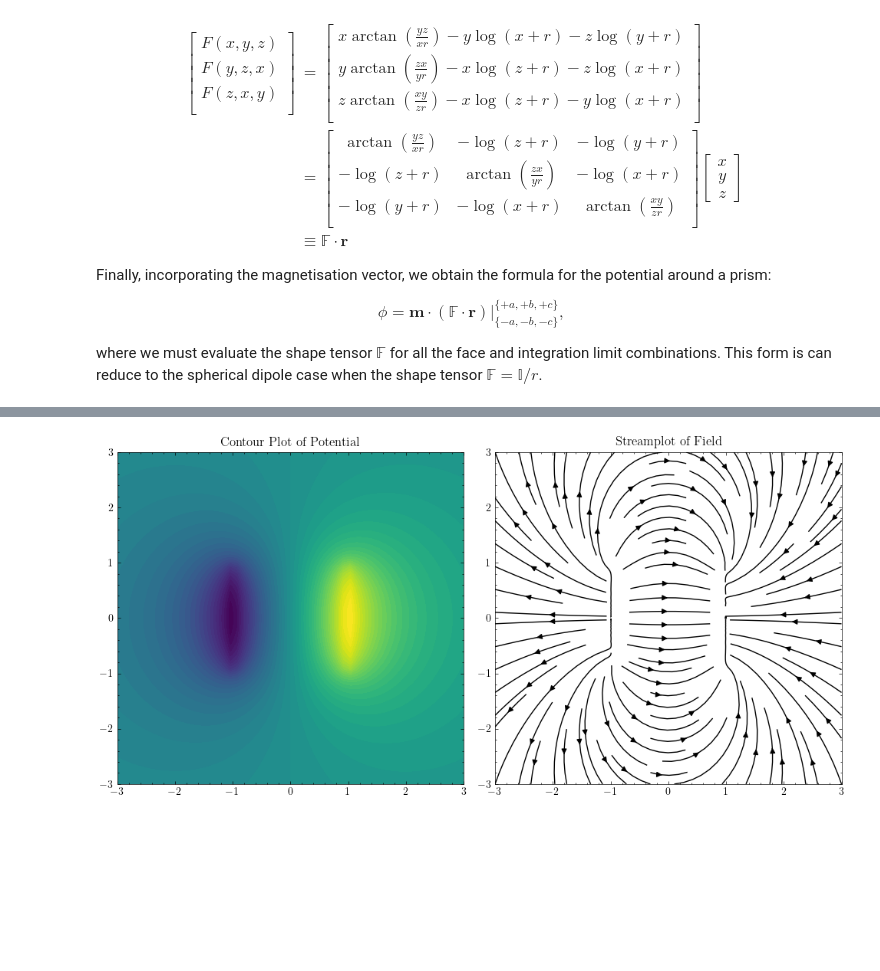
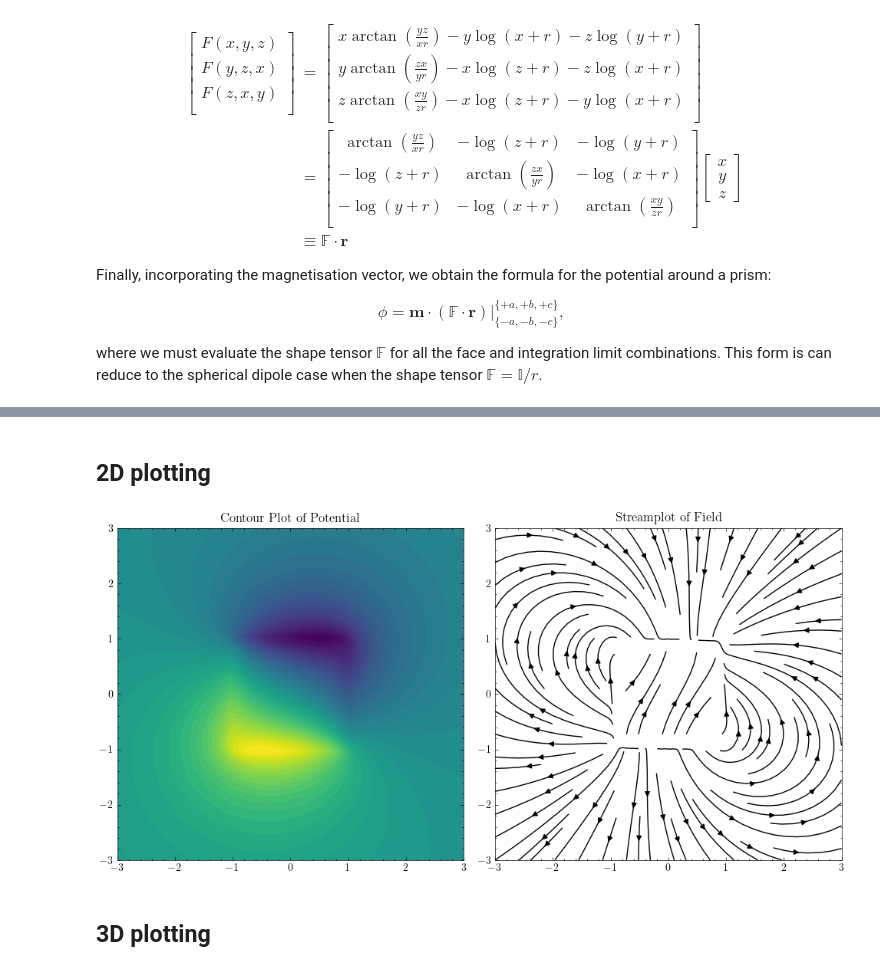
Before and after one commit to cmt-dtu-energy/hypermagnetics, a Jupyter notebook: nbs/sources.ipynb, the cells around one changed output, grey strips where cells are left out. Drawn from its saved outputs; the diff is of its cells as text; code cells hidden in the pictures; blank space fills up the shorter version.

Commit message:
added 3d plotting

```diff
--- a/nbs/sources.ipynb
+++ b/nbs/sources.ipynb
@@ -138,16 +143,9 @@ import jax.numpy as jnp
 # %%
-@jax.jit
-def _interior(m: jax.Array, r: jax.Array):
-    d = jnp.linalg.norm(r)
-    return -m.dot(r) / d
-
-
 def _F(x, y, z):
     r = jnp.array([x, y, z])
     d = jnp.linalg.norm(r)
-    return (
-        jnp.array([jnp.arctan(y * z / (x * d)), -jnp.log(z + d), -jnp.log(y + d)]) @ r
-    )
+    terms = [jnp.arctan(y * z / (x * d)), -jnp.log(z + d), -jnp.log(y + d)]
+    return jnp.array(terms) @ r
 
 
 def _faces(x, y, z, a, b, c):
@@ -172,5 +170,45 @@ def _exterior(m: jax.Array, r: jax.Array, lims: jax.Array):
     fy = _faces(y, z, x, b, c, a)
     fz = _faces(z, x, y, c, a, b)
 
-    return -m @ jnp.array([fx, fy, fz])
+    return -(1 / 4 * jnp.pi) * m @ jnp.array([fx, fy, fz])
+# %%
+res = 50
+lim = 3
+row = jnp.linspace(-lim, lim, res)
+
+m = jnp.array([1, 2, 3])
+lims = jnp.array([1, 1, 1])
+# %% [markdown]
+## 2D plotting
+# %%
+x, y, z = jnp.meshgrid(row, row, jnp.linspace(0, 0, 1))
+r = jnp.stack([x, y, z], axis=-1).reshape(-1, 3)
+
+potential = jax.vmap(_exterior, in_axes=(None, 0, None))(m, r, lims)
+field = -jax.vmap(jax.grad(_exterior, argnums=1), in_axes=(None, 0, None))(m, r, lims)
+
+potential = potential.reshape(res, res)
+field = field.reshape(res, res, 3)
+
+with plt.style.context("science"):
+    fig, (ax1, ax2) = plt.subplots(1, 2, figsize=(10, 5))
+
+    # Subplot 1: Contour plot of potential
+    ax1.contourf(x[..., 0], y[..., 0], potential, levels=50, cmap="viridis")
+    ax1.set_title("Contour Plot of Potential")
+
+    # Subplot 2: Streamplot of field
+    nx = np.array(x[..., 0])
+    ny = np.array(y[..., 0])
+    Bx = np.array(field[..., 0])
+    By = np.array(field[..., 1])
+    ax2.streamplot(nx, ny, Bx, By, color="k")
+    ax2.set_title("Streamplot of Field")
+
+    plt.tight_layout()
+    plt.show()
+# %% [output]
+[figure, added]
+# %% [markdown]
+## 3D plotting
 # %%
@@ -207,25 +228,0 @@ field = jax.vmap(jax.grad(_exterior, argnums=1), in_axes=(None, 0, None))(
-# %%
-import matplotlib.pyplot as plt
-import numpy as np
-import scienceplots
-
-plt.style.use(["science"])
-
-fig, (ax1, ax2) = plt.subplots(1, 2, figsize=(10, 5))
-
-# Subplot 1: Contour plot of potential
-ax1.contourf(x[..., 0], y[..., 0], potential[..., 0], levels=50, cmap="viridis")
-ax1.set_title("Contour Plot of Potential")
-
-# Subplot 2: Streamplot of field
-nx = np.array(x[..., 0])
-ny = np.array(y[..., 0])
-Bx = np.array(field[..., 0])
-By = np.array(field[..., 1])
-ax2.streamplot(nx, ny, Bx, By, color="k")
-ax2.set_title("Streamplot of Field")
-
-plt.tight_layout()
-plt.show()
-# %% [output]
-[figure, removed]
```
Also changed, not shown: parts of 7 cells of this notebook.
